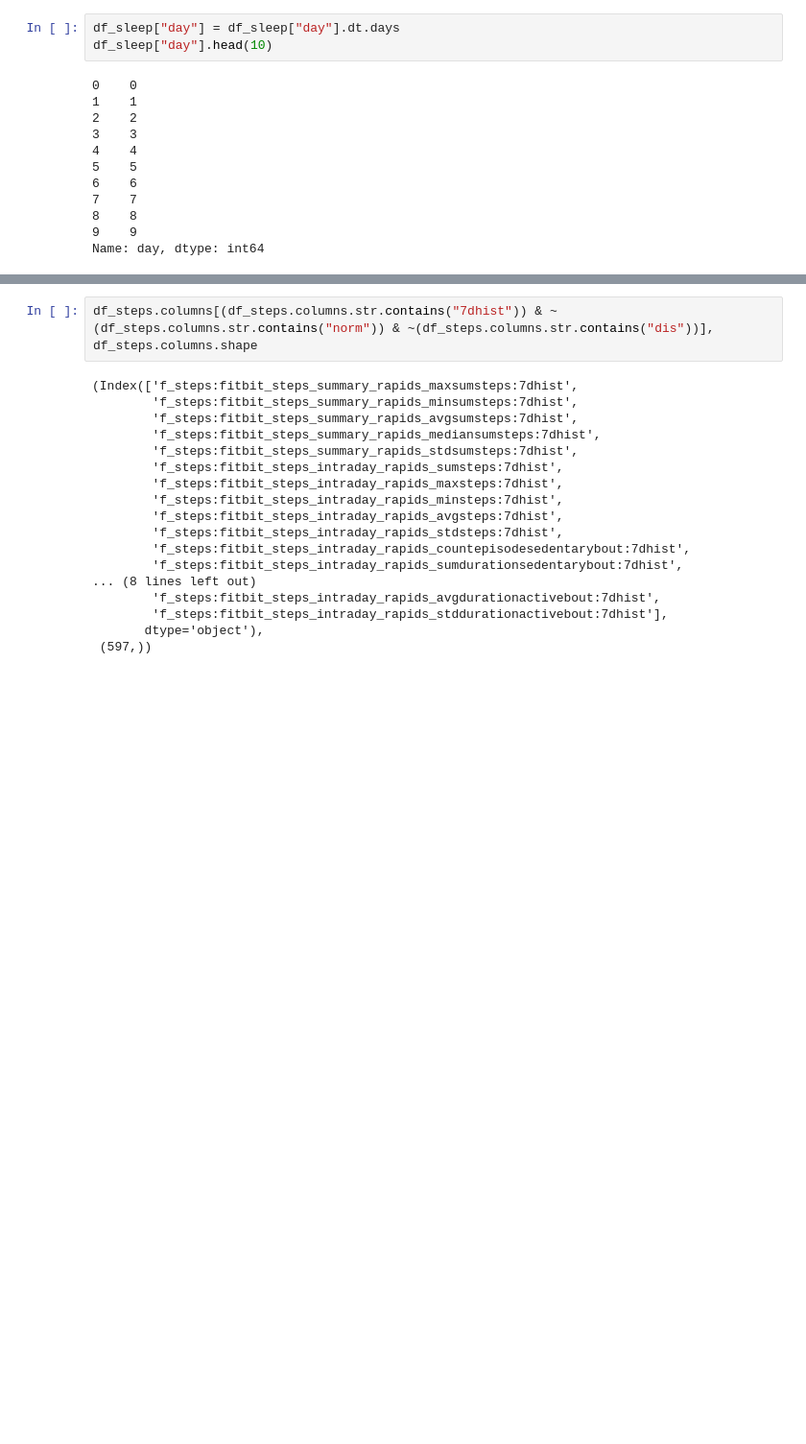
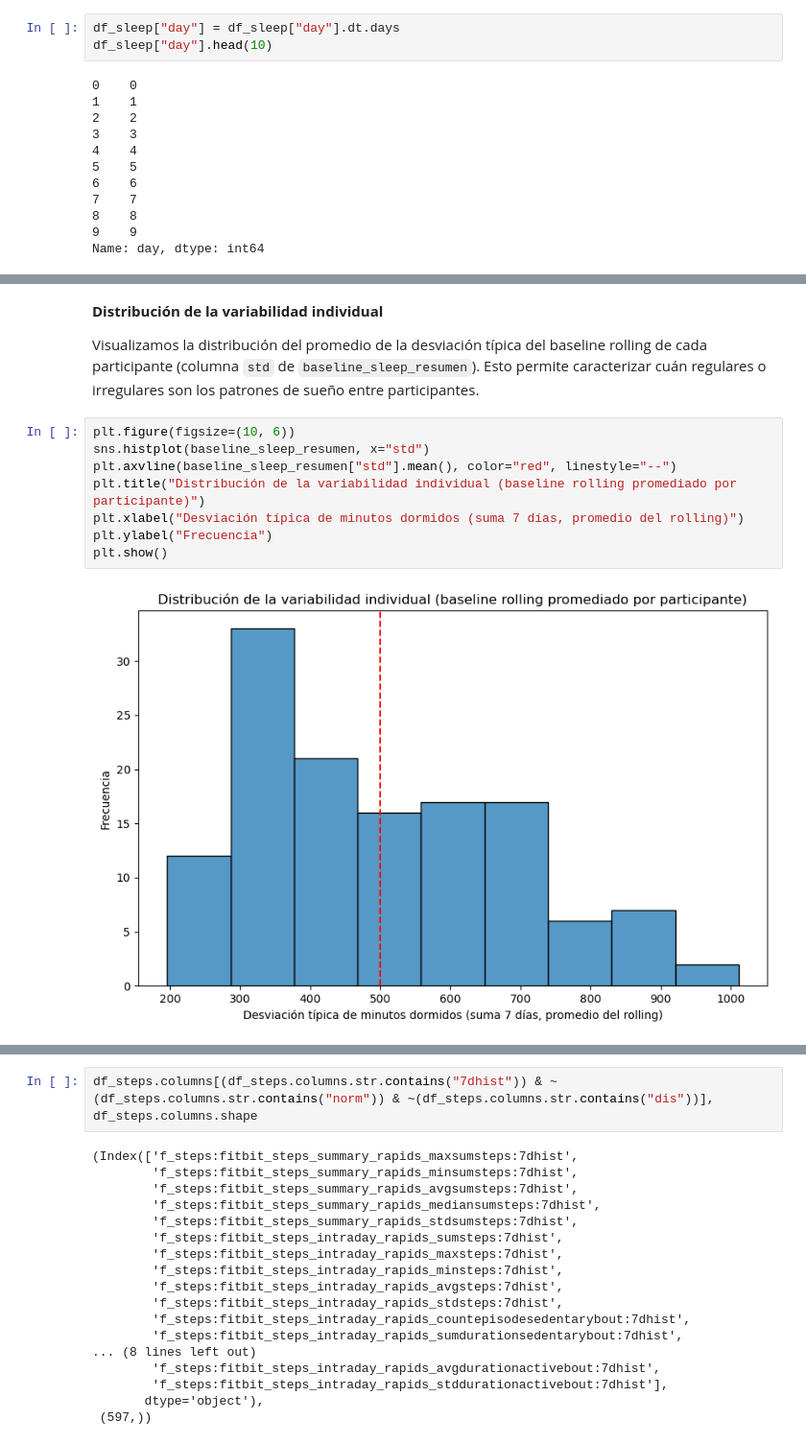
Before and after one commit to alejandrobarriel/globem, a Jupyter notebook: notebooks/globem.ipynb, the cells around one changed output, grey strips where cells are left out. Shown at 96% size. Cells and saved outputs as stored; diff of their text form; blank space fills up the shorter version.

```diff
--- a/notebooks/globem.ipynb
+++ b/notebooks/globem.ipynb
@@ -945,0 +719,14 @@ La dimensión de activación se representa con `df_steps`. La lógica de selecci
+# %% [markdown]
+**Distribución de la variabilidad individual**
+
+Visualizamos la distribución del promedio de la desviación típica del baseline rolling de cada participante (columna `std` de `baseline_sleep_resumen`). Esto permite caracterizar cuán regulares o irregulares son los patrones de sueño entre participantes.
+# %%
+plt.figure(figsize=(10, 6))
+sns.histplot(baseline_sleep_resumen, x="std")
+plt.axvline(baseline_sleep_resumen["std"].mean(), color="red", linestyle="--")
+plt.title("Distribución de la variabilidad individual (baseline rolling promediado por participante)")
+plt.xlabel("Desviación típica de minutos dormidos (suma 7 días, promedio del rolling)")
+plt.ylabel("Frecuencia")
+plt.show()
+# %% [output]
+[figure, added]
```
Also changed, not shown: parts of 289 cells of this notebook, 1 other file.
